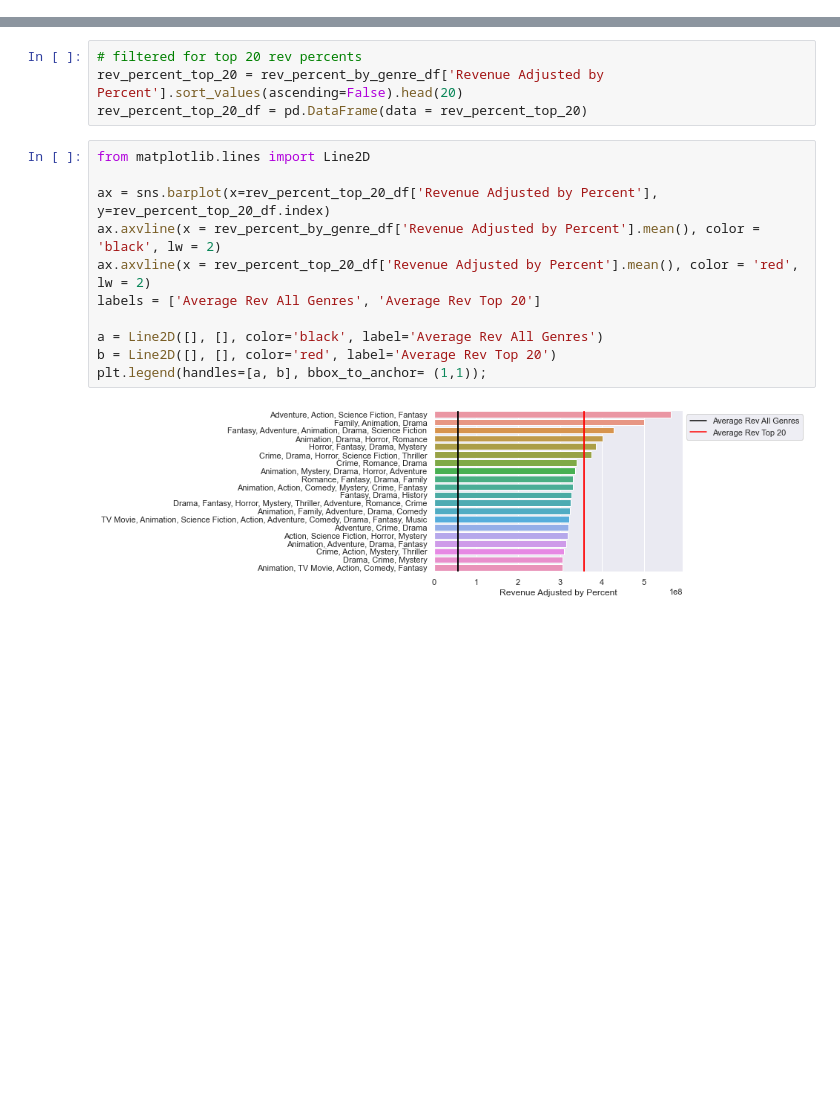
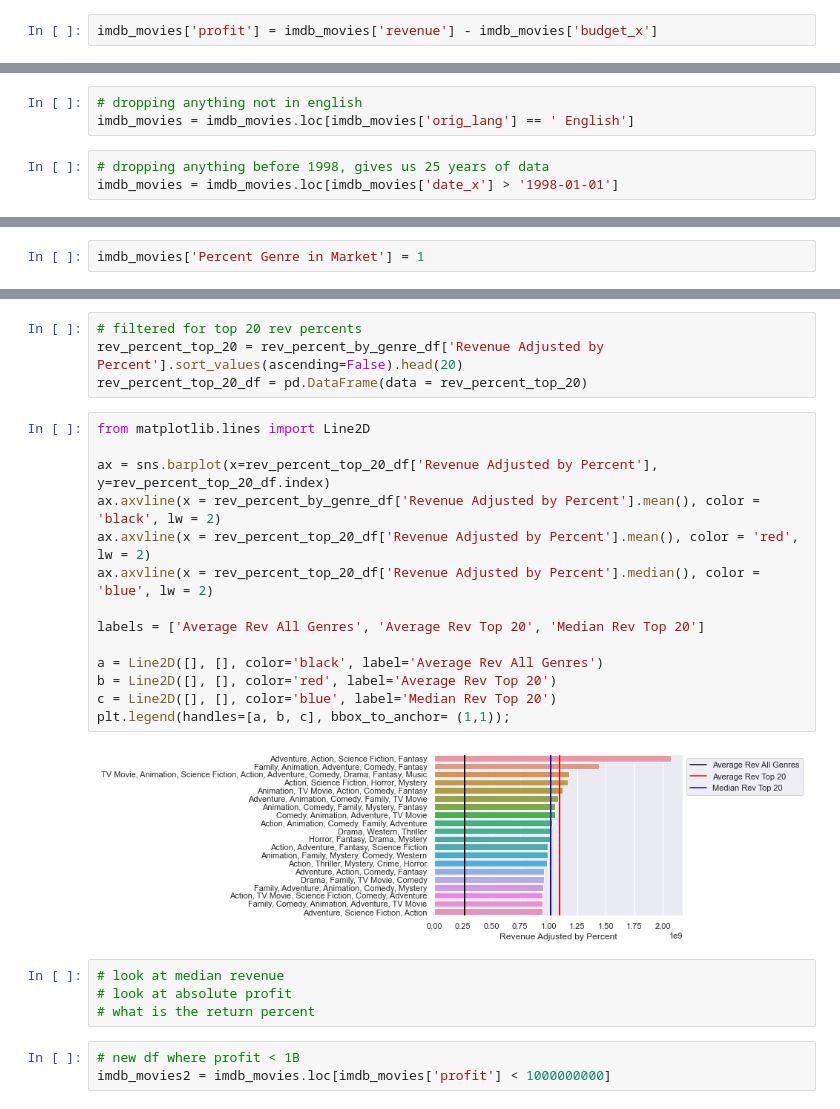
Before and after one commit to Reynch/dsc-phase-2-project-v3, a Jupyter notebook: Rachel.ipynb, the cells around one changed output, grey strips where cells are left out. Cells and saved outputs as stored; diff of their text form; blank space fills up the shorter version.

```diff
--- a/Rachel.ipynb
+++ b/Rachel.ipynb
@@ -526,3 +530,5 @@ sns.displot(data=imdb_movies, x='budget_x', y='revenue', kind='kde');
 [figure]
 # %% [markdown]
 Let's look at different combinations of genre and the revenue they produce.
+# %%
+imdb_movies['profit'] = imdb_movies['revenue'] - imdb_movies['budget_x']
@@ -528,0 +575,6 @@ Let's look at different combinations of genre and the revenue they produce.
+# %%
+# dropping anything not in english
+imdb_movies = imdb_movies.loc[imdb_movies['orig_lang'] == ' English']
+# %%
+# dropping anything before 1998, gives us 25 years of data
+imdb_movies = imdb_movies.loc[imdb_movies['date_x'] > '1998-01-01']
@@ -609,6 +677,8 @@ what percent of the market is each genre
 # imdb_movies.loc[imdb_movies['Action'] == True]['Action'].sum() / len(imdb_movies)
 # %%
 # imdb_movies.loc[imdb_movies['TV Movie'] == True]['TV Movie'].sum()
+# %%
+imdb_movies['Percent Genre in Market'] = 1
 # %%
 imdb_movies['Percent Genre in Market'].sum()
 # %% [output]
@@ -698,13 +778,23 @@ rev_percent_top_20_df = pd.DataFrame(data = rev_percent_top_20)
 # %%
 from matplotlib.lines import Line2D
 
 ax = sns.barplot(x=rev_percent_top_20_df['Revenue Adjusted by Percent'], y=rev_percent_top_20_df.index)
 ax.axvline(x = rev_percent_by_genre_df['Revenue Adjusted by Percent'].mean(), color = 'black', lw = 2)
 ax.axvline(x = rev_percent_top_20_df['Revenue Adjusted by Percent'].mean(), color = 'red', lw = 2)
-labels = ['Average Rev All Genres', 'Average Rev Top 20']
+ax.axvline(x = rev_percent_top_20_df['Revenue Adjusted by Percent'].median(), color = 'blue', lw = 2)
+
+labels = ['Average Rev All Genres', 'Average Rev Top 20', 'Median Rev Top 20']
 
 a = Line2D([], [], color='black', label='Average Rev All Genres')
 b = Line2D([], [], color='red', label='Average Rev Top 20')
-plt.legend(handles=[a, b], bbox_to_anchor= (1,1));
+c = Line2D([], [], color='blue', label='Median Rev Top 20')
+plt.legend(handles=[a, b, c], bbox_to_anchor= (1,1));
 # %% [output]
-[figure, old version]
+[figure, new version]
+# %%
+# look at median revenue
+# look at absolute profit
+# what is the return percent
+# %%
+# new df where profit < 1B
+imdb_movies2 = imdb_movies.loc[imdb_movies['profit'] < 1000000000]
```
Also changed, not shown: parts of 30 cells of this notebook, 1 other file.
